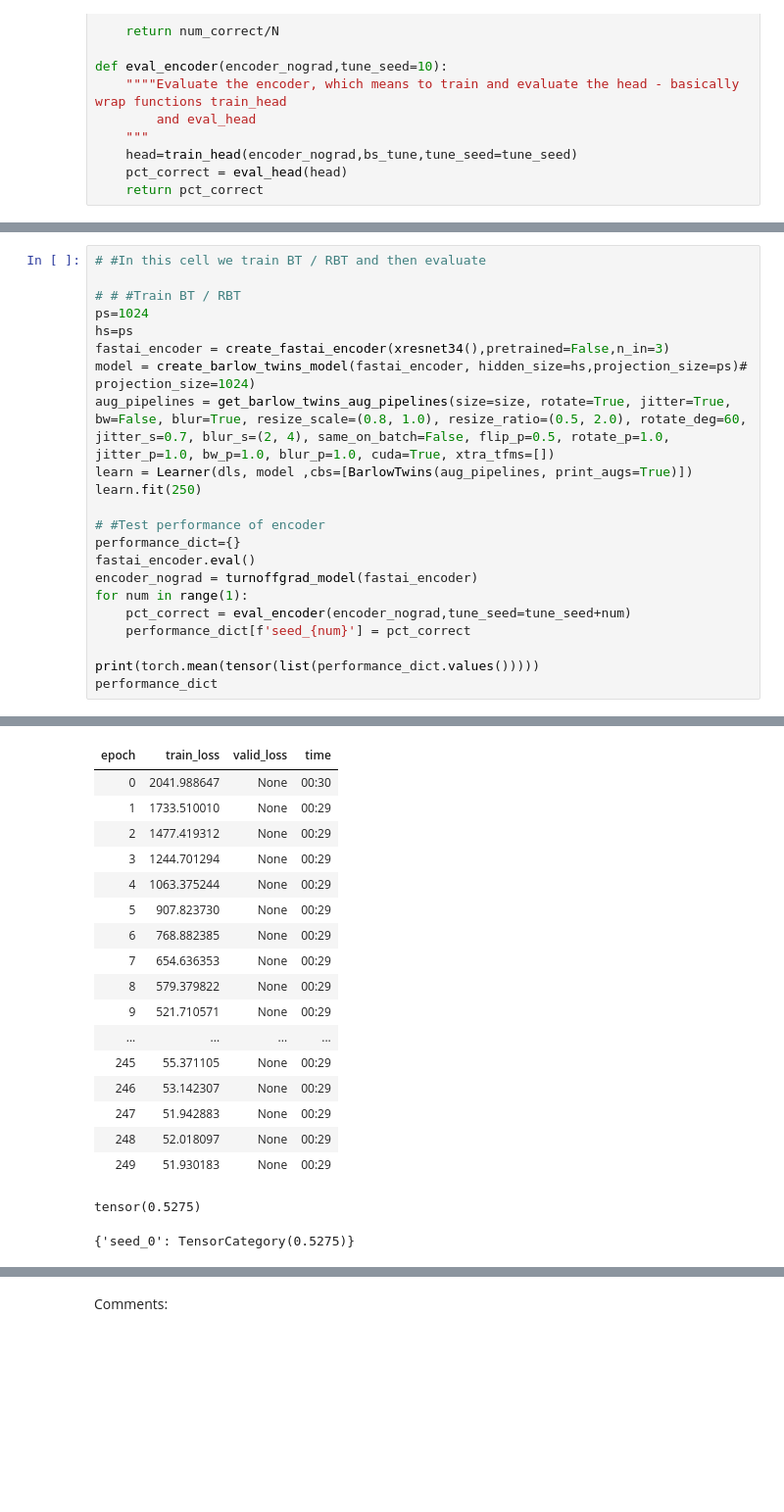
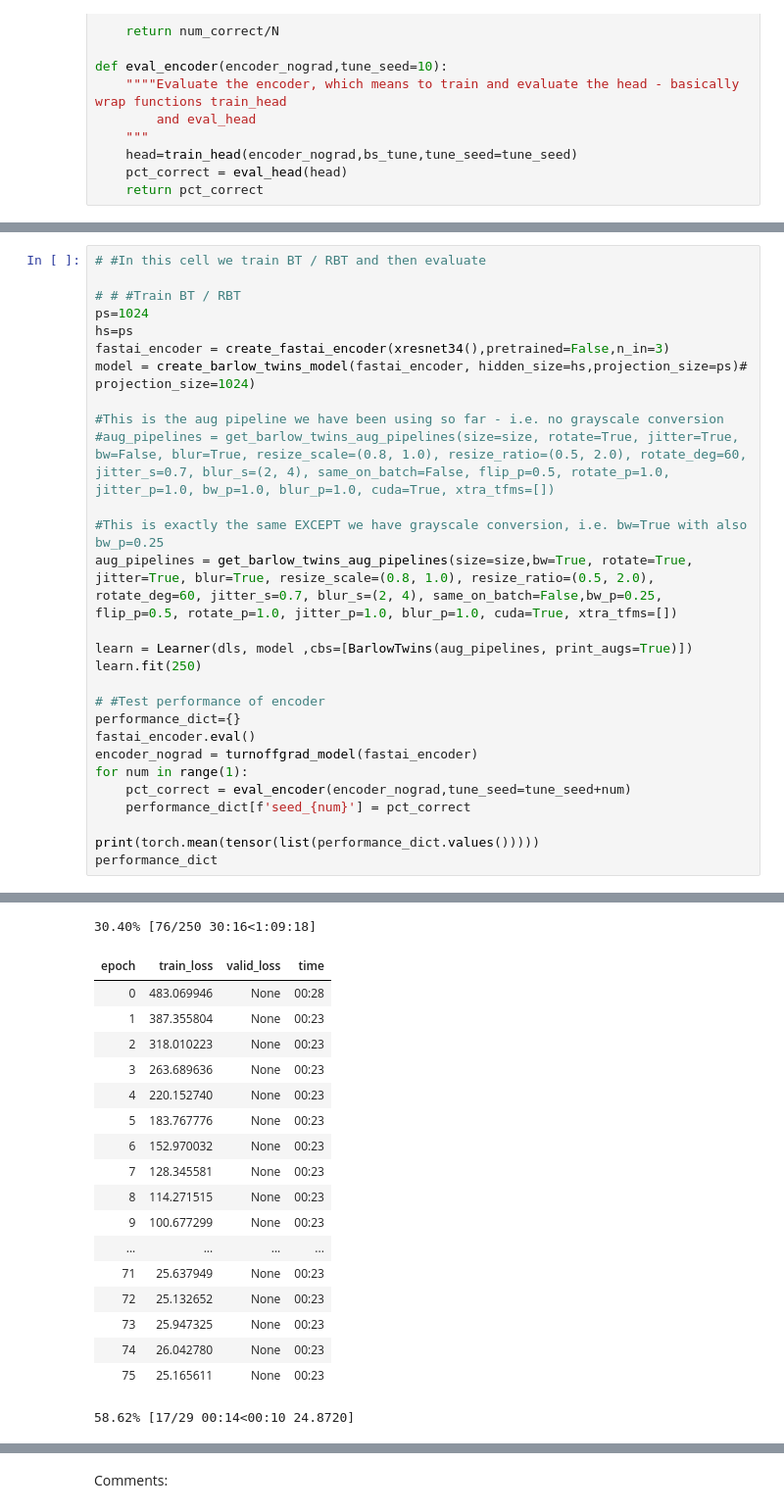
Before and after one commit to hamish-haggerty/AI-hacking, a Jupyter notebook: SSL/bt_cifar10.ipynb, the cells around one changed output, grey strips where cells are left out. Shown at 98% size. Drawn from its saved outputs; the diff is of its cells as text; blank space fills up the shorter version.

```diff
--- a/SSL/bt_cifar10.ipynb
+++ b/SSL/bt_cifar10.ipynb
@@ -847,7 +847,13 @@ ps=1024
 hs=ps
 fastai_encoder = create_fastai_encoder(xresnet34(),pretrained=False,n_in=3)
 model = create_barlow_twins_model(fastai_encoder, hidden_size=hs,projection_size=ps)# projection_size=1024)
-aug_pipelines = get_barlow_twins_aug_pipelines(size=size, rotate=True, jitter=True, bw=False, blur=True, resize_scale=(0.8, 1.0), resize_ratio=(0.5, 2.0), rotate_deg=60, jitter_s=0.7, blur_s=(2, 4), same_on_batch=False, flip_p=0.5, rotate_p=1.0, jitter_p=1.0, bw_p=1.0, blur_p=1.0, cuda=True, xtra_tfms=[])
+
+#This is the aug pipeline we have been using so far - i.e. no grayscale conversion
+#aug_pipelines = get_barlow_twins_aug_pipelines(size=size, rotate=True, jitter=True, bw=False, blur=True, resize_scale=(0.8, 1.0), resize_ratio=(0.5, 2.0), rotate_deg=60, jitter_s=0.7, blur_s=(2, 4), same_on_batch=False, flip_p=0.5, rotate_p=1.0, jitter_p=1.0, bw_p=1.0, blur_p=1.0, cuda=True, xtra_tfms=[])
+
+#This is exactly the same EXCEPT we have grayscale conversion, i.e. bw=True with also bw_p=0.25
+aug_pipelines = get_barlow_twins_aug_pipelines(size=size,bw=True, rotate=True, jitter=True, blur=True, resize_scale=(0.8, 1.0), resize_ratio=(0.5, 2.0), rotate_deg=60, jitter_s=0.7, blur_s=(2, 4), same_on_batch=False,bw_p=0.25, flip_p=0.5, rotate_p=1.0, jitter_p=1.0, blur_p=1.0, cuda=True, xtra_tfms=[])
+
 learn = Learner(dls, model ,cbs=[BarlowTwins(aug_pipelines, print_augs=True)])
 learn.fit(250)
 
@@ -875,27 +881,27 @@ Pipeline: RandomResizedCrop -> RandomHorizontalFlip -> ColorJitter -> RandomGaus
 
          [[0.4560]],
 
          [[0.4060]]]], device='cuda:0'), 'std': tensor([[[[0.2290]],
 
          [[0.2240]],
 
          [[0.2250]]]], device='cuda:0'), 'axes': (0, 2, 3)}
+30.40% [76/250 30:16<1:09:18]
 | epoch | train_loss | valid_loss | time |
-| 0 | 2041.988647 | None | 00:30 |
-| 1 | 1733.510010 | None | 00:29 |
-| 2 | 1477.419312 | None | 00:29 |
-| 3 | 1244.701294 | None | 00:29 |
-| 4 | 1063.375244 | None | 00:29 |
-| 5 | 907.823730 | None | 00:29 |
-| 6 | 768.882385 | None | 00:29 |
-| 7 | 654.636353 | None | 00:29 |
-| 8 | 579.379822 | None | 00:29 |
-| 9 | 521.710571 | None | 00:29 |
+| 0 | 483.069946 | None | 00:28 |
+| 1 | 387.355804 | None | 00:23 |
+| 2 | 318.010223 | None | 00:23 |
+| 3 | 263.689636 | None | 00:23 |
+| 4 | 220.152740 | None | 00:23 |
+| 5 | 183.767776 | None | 00:23 |
+| 6 | 152.970032 | None | 00:23 |
+| 7 | 128.345581 | None | 00:23 |
+| 8 | 114.271515 | None | 00:23 |
+| 9 | 100.677299 | None | 00:23 |
 | ... | ... | ... | ... |
-| 245 | 55.371105 | None | 00:29 |
-| 246 | 53.142307 | None | 00:29 |
-| 247 | 51.942883 | None | 00:29 |
-| 248 | 52.018097 | None | 00:29 |
-| 249 | 51.930183 | None | 00:29 |
+| 71 | 25.637949 | None | 00:23 |
+| 72 | 25.132652 | None | 00:23 |
+| 73 | 25.947325 | None | 00:23 |
+| 74 | 26.042780 | None | 00:23 |
+| 75 | 25.165611 | None | 00:23 |
-tensor(0.5275)
-{'seed_0': TensorCategory(0.5275)}
+58.62% [17/29 00:14<00:10 24.8720]
```
Also changed, not shown: parts of 8 cells of this notebook.
